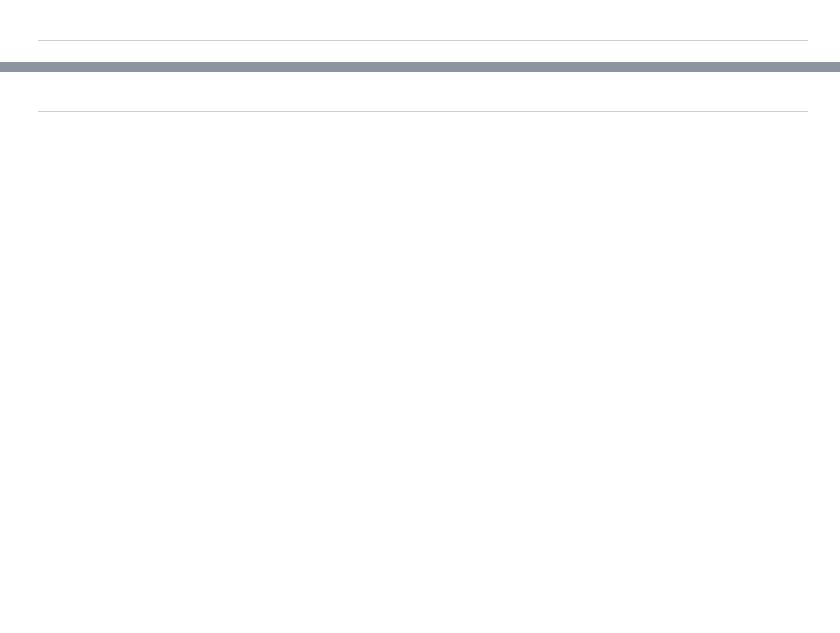
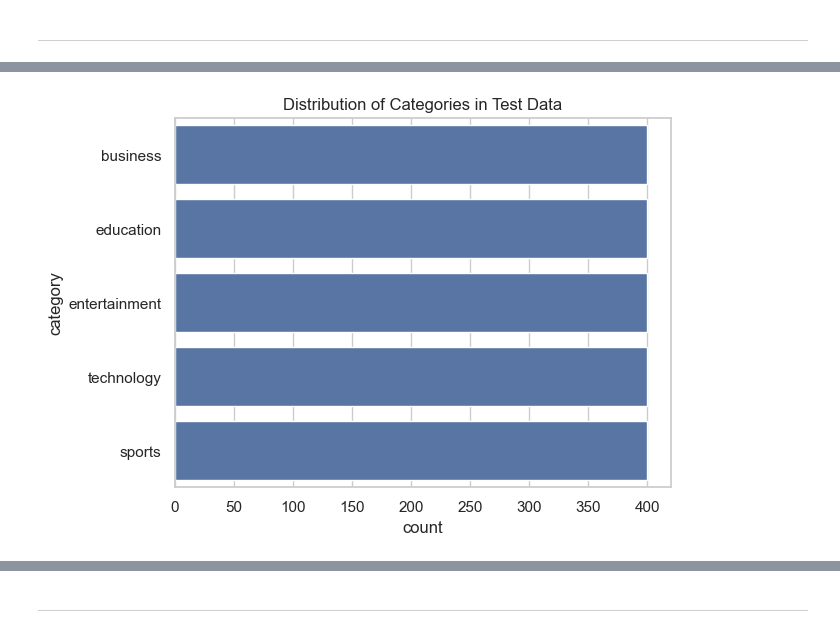
Before and after one commit to Makhutso98/Streamlit_App-Team-EG5, a Jupyter notebook: News Article Classification.ipynb, the cells around one changed output, grey strips where cells are left out. Saved outputs shown, nothing was run; the diff lists cells and outputs as text; code cells hidden in the pictures; blank space fills up the shorter version.

```diff
--- a/News Article Classification.ipynb
+++ b/News Article Classification.ipynb
@@ -507,0 +485,6 @@ These terms could indicate coverage of companies headquartered in India (busines
+# %%
+sns.countplot(y='category', data=test_data)
+plt.title('Distribution of Categories in Test Data')
+plt.show()
+# %% [output]
+[figure, added]
```
Also changed, not shown: parts of 94 cells of this notebook, 5 other files.
